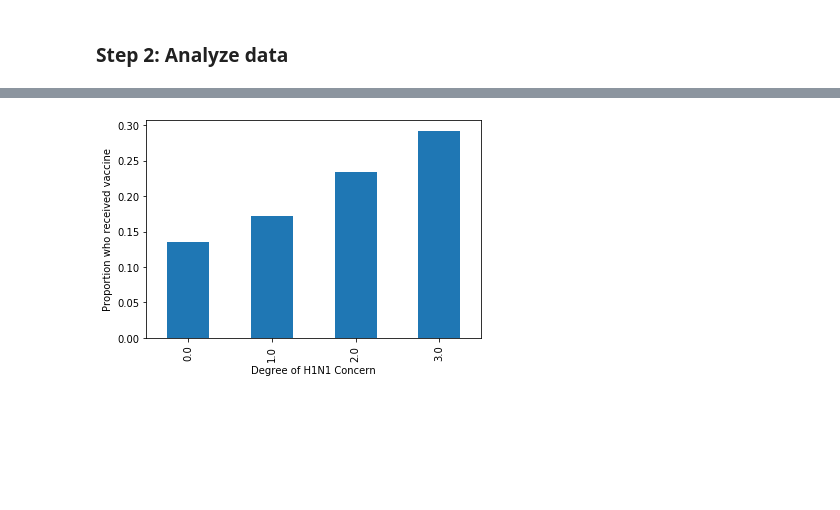
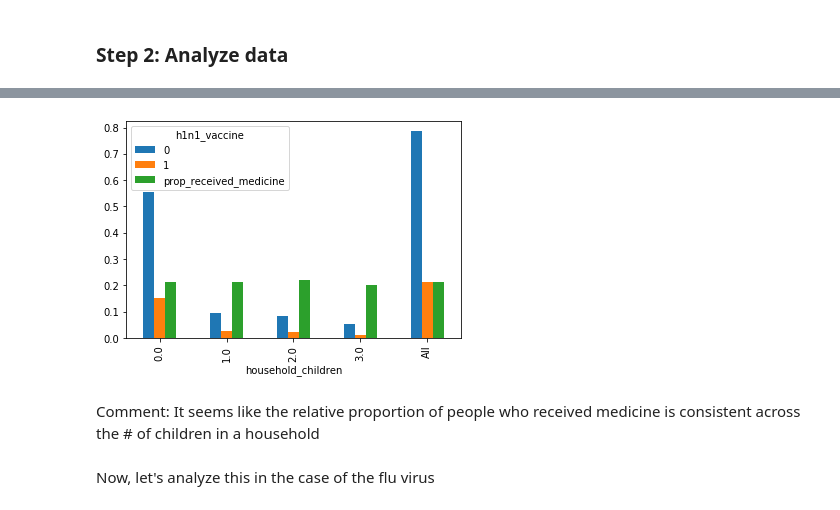
Before and after one commit to anubhavcoder/flu_shot_learning, a Jupyter notebook: data_exploration.ipynb, the cells around one changed output, grey strips where cells are left out. Drawn from its saved outputs; the diff is of its cells as text; code cells hidden in the pictures; blank space fills up the shorter version.

```diff
--- a/data_exploration.ipynb
+++ b/data_exploration.ipynb
@@ -58,6 +115,0 @@ tab_normalized = pd.crosstab(train['h1n1_concern'], train_labels['h1n1_vaccine']
-# %%
-# rename
-tab.columns = ["Didn't get vaccine", "Received vaccine"]
-tab.index.names = ['Degree of H1N1 Concern']
-# %%
-tab['Proportion who received vaccine'] = tab["Received vaccine"] / (tab["Didn't get vaccine"]  + tab["Received vaccine"])
@@ -73,7 +116,12 @@ tab
-# %%
-# plot proportion who received vaccine
-tab['Proportion who received vaccine'].plot(kind = "bar")
-plt.ylabel("Proportion who received vaccine")
-plt.show()
-# %% [output]
-[figure, removed]
+# %%
+# get proportion of people receiving h1n1 vaccine, by row
+tab['prop_received_medicine'] = tab[1] / (tab[0]  + tab[1])
+# %%
+tab[[0, 1, 'prop_received_medicine']].plot(kind = 'bar')
+plt.show()
+# %% [output]
+[figure, added]
+# %% [markdown]
+Comment: It seems like the relative proportion of people who received medicine is consistent across the # of children in a household
+# %% [markdown]
+Now, let's analyze this in the case of the flu virus
```
Also changed, not shown: parts of 50 cells of this notebook, 1 other file.
